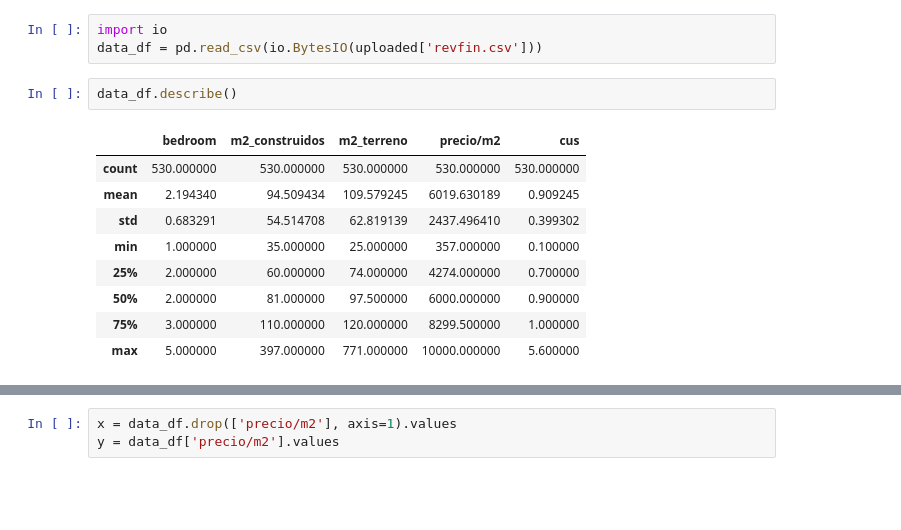
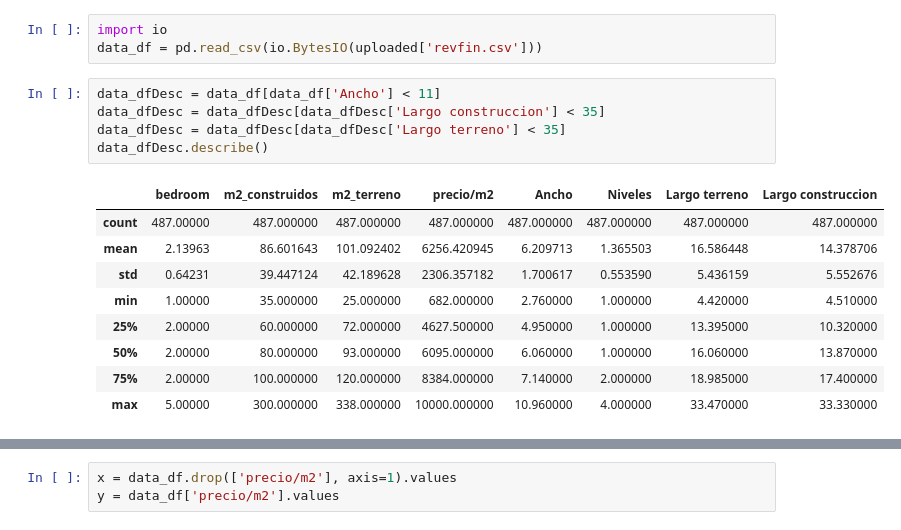
Before and after one commit to instateMx/Modelos_Reportes_CIS, a Jupyter notebook: ModelosMLPredPrecios_.ipynb, the cells around one changed output, grey strips where cells are left out. Saved outputs shown, nothing was run; the diff lists cells and outputs as text; blank space fills up the shorter version.

```diff
--- a/ModelosMLPredPrecios_.ipynb
+++ b/ModelosMLPredPrecios_.ipynb
@@ -17,18 +17,21 @@ Saving revfin.csv to revfin.csv
 # %%
 import io
 data_df = pd.read_csv(io.BytesIO(uploaded['revfin.csv']))
-# %%
-data_df.describe()
-# %% [output]
-|  | bedroom | m2_construidos | m2_terreno | precio/m2 | cus |
-| count | 530.000000 | 530.000000 | 530.000000 | 530.000000 | 530.000000 |
-| mean | 2.194340 | 94.509434 | 109.579245 | 6019.630189 | 0.909245 |
-| std | 0.683291 | 54.514708 | 62.819139 | 2437.496410 | 0.399302 |
-| min | 1.000000 | 35.000000 | 25.000000 | 357.000000 | 0.100000 |
-| 25% | 2.000000 | 60.000000 | 74.000000 | 4274.000000 | 0.700000 |
-| 50% | 2.000000 | 81.000000 | 97.500000 | 6000.000000 | 0.900000 |
-| 75% | 3.000000 | 110.000000 | 120.000000 | 8299.500000 | 1.000000 |
-| max | 5.000000 | 397.000000 | 771.000000 | 10000.000000 | 5.600000 |
+# %%
+data_dfDesc = data_df[data_df['Ancho'] < 11]
+data_dfDesc = data_dfDesc[data_dfDesc['Largo construccion'] < 35]
+data_dfDesc = data_dfDesc[data_dfDesc['Largo terreno'] < 35]
+data_dfDesc.describe()
+# %% [output]
+|  | bedroom | m2_construidos | m2_terreno | precio/m2 | Ancho | Niveles | Largo terreno | Largo construccion |
+| count | 487.00000 | 487.000000 | 487.000000 | 487.000000 | 487.000000 | 487.000000 | 487.000000 | 487.000000 |
+| mean | 2.13963 | 86.601643 | 101.092402 | 6256.420945 | 6.209713 | 1.365503 | 16.586448 | 14.378706 |
+| std | 0.64231 | 39.447124 | 42.189628 | 2306.357182 | 1.700617 | 0.553590 | 5.436159 | 5.552676 |
+| min | 1.00000 | 35.000000 | 25.000000 | 682.000000 | 2.760000 | 1.000000 | 4.420000 | 4.510000 |
+| 25% | 2.00000 | 60.000000 | 72.000000 | 4627.500000 | 4.950000 | 1.000000 | 13.395000 | 10.320000 |
+| 50% | 2.00000 | 80.000000 | 93.000000 | 6095.000000 | 6.060000 | 1.000000 | 16.060000 | 13.870000 |
+| 75% | 2.00000 | 100.000000 | 120.000000 | 8384.000000 | 7.140000 | 2.000000 | 18.985000 | 17.400000 |
+| max | 5.00000 | 300.000000 | 338.000000 | 10000.000000 | 10.960000 | 4.000000 | 33.470000 | 33.330000 |
 # %%
 data_df = data_df.drop(['imgslink','imagen','ubicacion','Ancho cuarto','price','Antiguedad','Niveles','Alto','Ancho','Largo terreno','Largo construccion'], axis =1)
 data_df.head()
```
Also changed, not shown: parts of 3 cells of this notebook.
